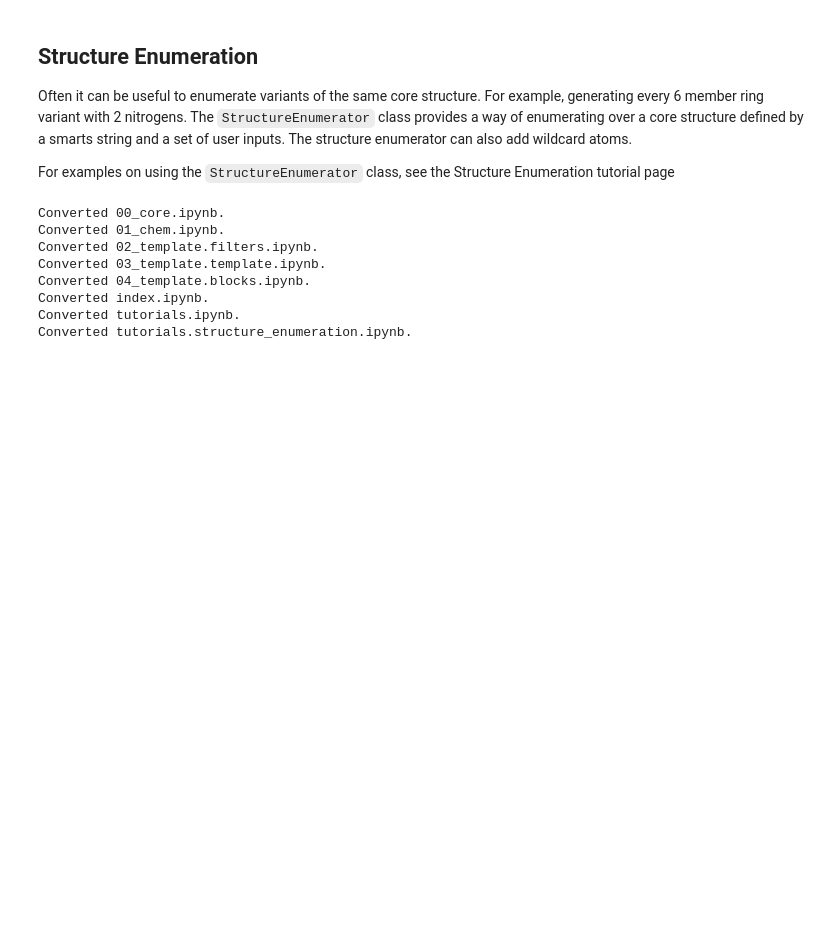
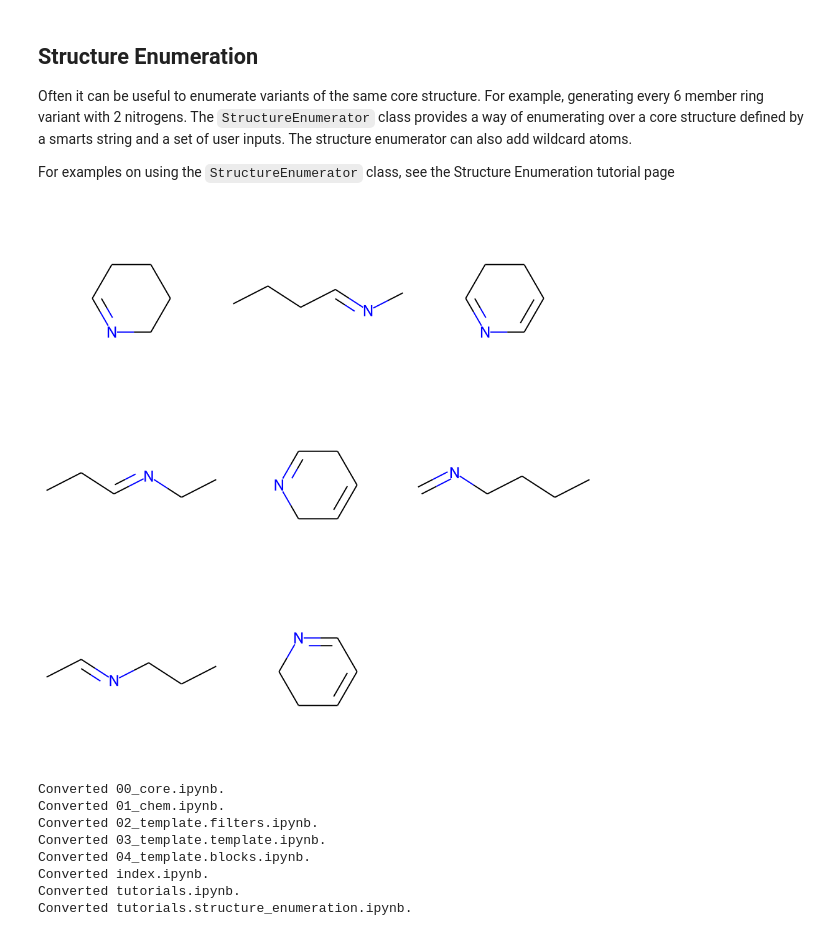
Before and after one commit to DarkMatterAI/mrl, a Jupyter notebook: nbs/01_chem.ipynb, the cells around one changed output. Cells and saved outputs as stored; diff of their text form; code cells hidden in the pictures; blank space fills up the shorter version.

Commit message:
bond removal fix

```diff
--- a/nbs/01_chem.ipynb
+++ b/nbs/01_chem.ipynb
@@ -1365,7 +1389,11 @@ def add_one_bond(inputs):
 
     return output
 # %%
-out = add_bond_combi('CCCC')
+out = add_bond_combi('C1CN=CCC1')
+# %%
+draw_mols(to_mols(['C1CN=CCC1']+out))
+# %% [output]
+[figure, added]
 # %%
 # hide
 from nbdev.export import notebook2script; notebook2script()
```
Also changed, not shown: parts of 4 cells of this notebook, 1 other file.
